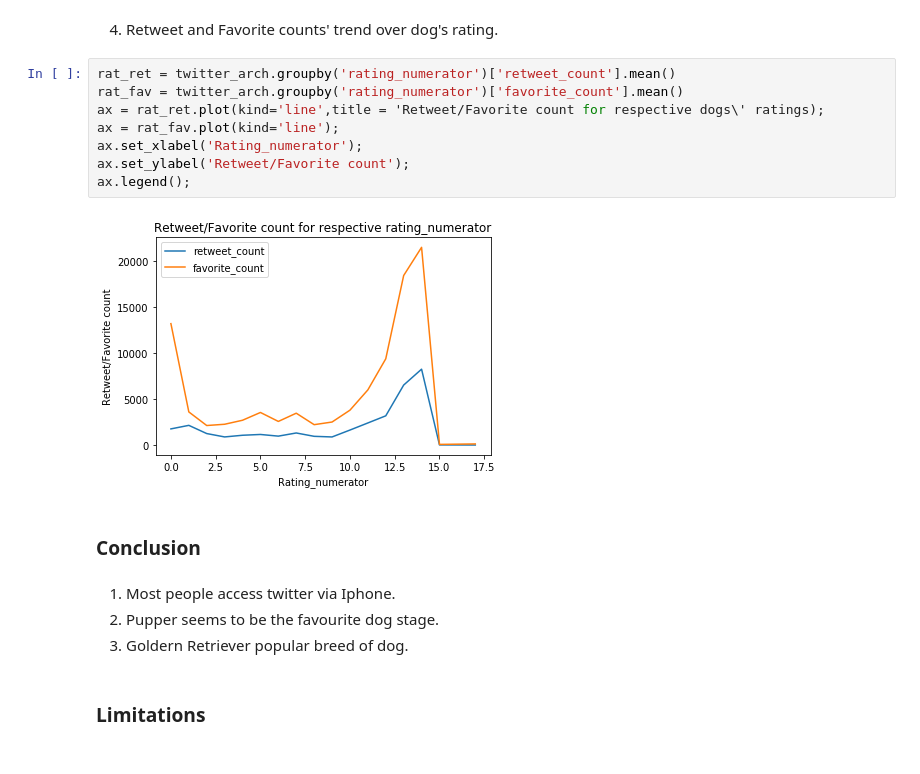
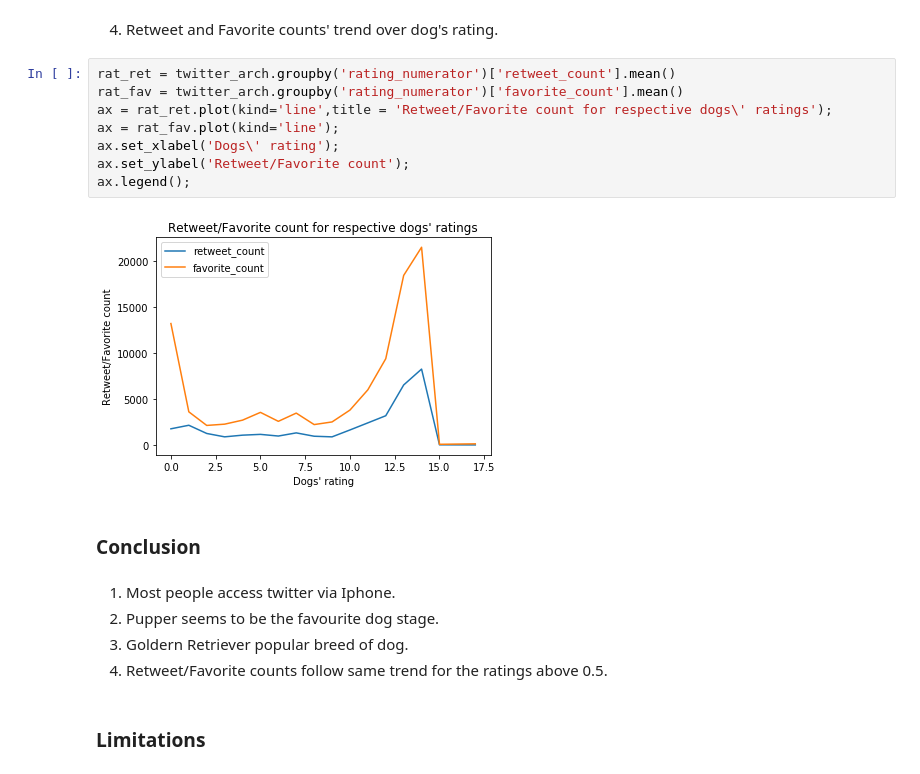
Before and after one commit to akshaybogar/WeRateDogs, a Jupyter notebook: WeRateDogs.ipynb, the cells around one changed output. Saved outputs shown, nothing was run; the diff lists cells and outputs as text.

```diff
--- a/WeRateDogs.ipynb
+++ b/WeRateDogs.ipynb
@@ -786,19 +786,20 @@ Text(0.5,0,'Most common breed of dog')
 # %%
 rat_ret = twitter_arch.groupby('rating_numerator')['retweet_count'].mean()
 rat_fav = twitter_arch.groupby('rating_numerator')['favorite_count'].mean()
-ax = rat_ret.plot(kind='line',title = 'Retweet/Favorite count for respective dogs\' ratings);
+ax = rat_ret.plot(kind='line',title = 'Retweet/Favorite count for respective dogs\' ratings');
 ax = rat_fav.plot(kind='line');
-ax.set_xlabel('Rating_numerator');
+ax.set_xlabel('Dogs\' rating');
 ax.set_ylabel('Retweet/Favorite count');
 ax.legend();
 # %% [output]
-[figure, old version]
+[figure, new version]
 # %% [markdown]
 ### Conclusion
 # %% [markdown]
 1. Most people access twitter via Iphone.
 2. Pupper seems to be the favourite dog stage.
 3. Goldern Retriever popular breed of dog.
+4. Retweet/Favorite counts follow same trend for the ratings above 0.5.
 # %% [markdown]
 ### Limitations
 # %% [markdown]
```
